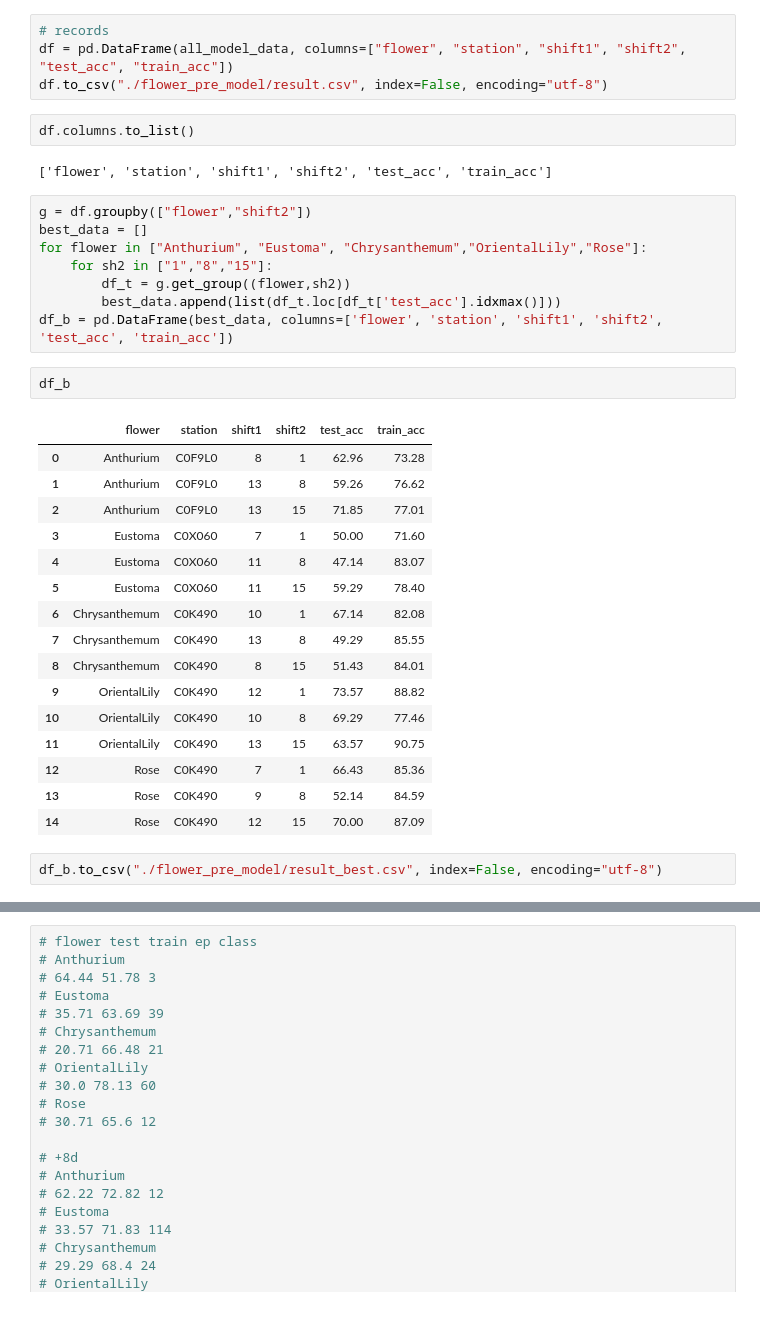
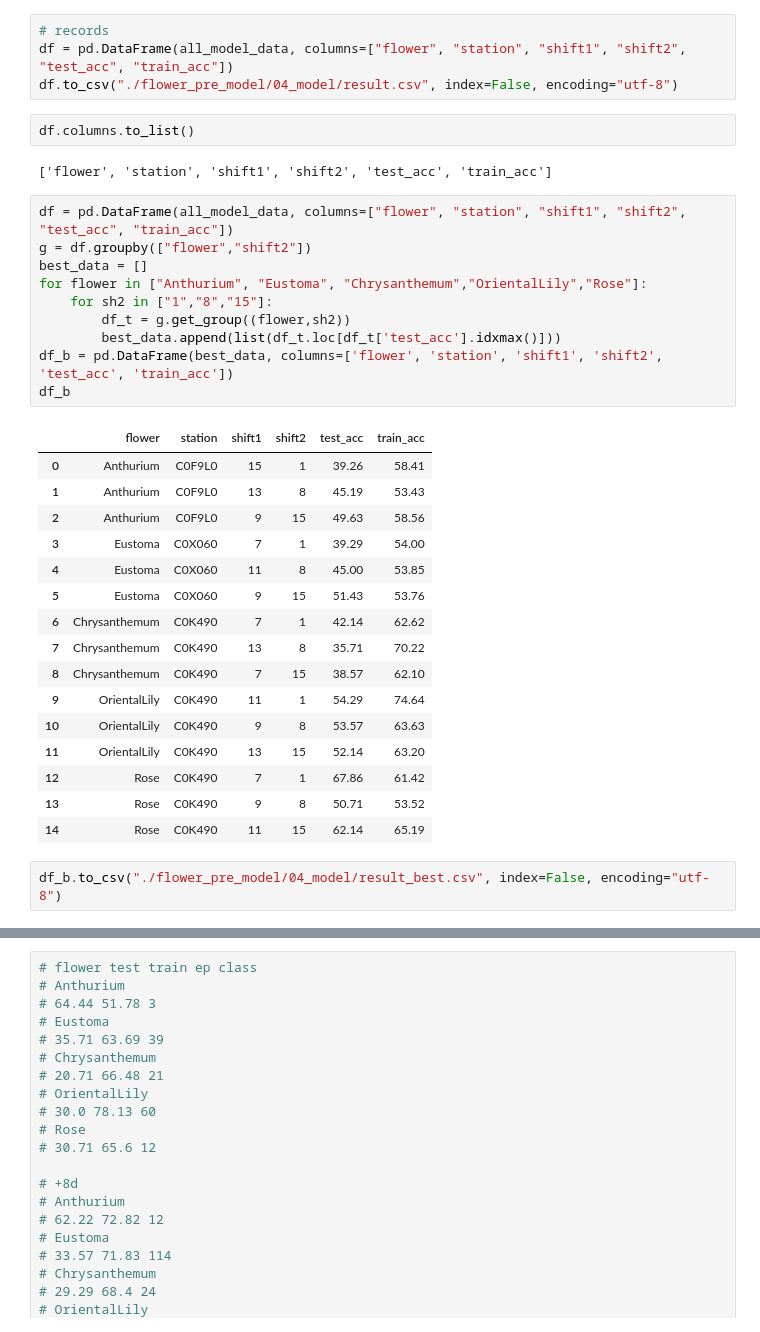
Before and after one commit to dogppatrick/python, a Jupyter notebook: cb105g4/stats_weather_price/001_class_price_pre.ipynb, the cells around one changed output, grey strips where cells are left out. Cells and saved outputs as stored; diff of their text form.

```diff
--- a/cb105g4/stats_weather_price/001_class_price_pre.ipynb
+++ b/cb105g4/stats_weather_price/001_class_price_pre.ipynb
@@ -404,38 +389,38 @@ pd.DataFrame(all_model_data, columns=["flower", "station", "shift1", "shift2", "
 # %%
 # records
 df = pd.DataFrame(all_model_data, columns=["flower", "station", "shift1", "shift2", "test_acc", "train_acc"])
-df.to_csv("./flower_pre_model/result.csv", index=False, encoding="utf-8")
+df.to_csv("./flower_pre_model/04_model/result.csv", index=False, encoding="utf-8")
 # %%
 df.columns.to_list()
 # %% [output]
 ['flower', 'station', 'shift1', 'shift2', 'test_acc', 'train_acc']
 # %%
+df = pd.DataFrame(all_model_data, columns=["flower", "station", "shift1", "shift2", "test_acc", "train_acc"])
 g = df.groupby(["flower","shift2"])
 best_data = []
 for flower in ["Anthurium", "Eustoma", "Chrysanthemum","OrientalLily","Rose"]:
     for sh2 in ["1","8","15"]:
         df_t = g.get_group((flower,sh2))
         best_data.append(list(df_t.loc[df_t['test_acc'].idxmax()]))
 df_b = pd.DataFrame(best_data, columns=['flower', 'station', 'shift1', 'shift2', 'test_acc', 'train_acc'])
+df_b
+# %% [output]
+|  | flower | station | shift1 | shift2 | test_acc | train_acc |
+| 0 | Anthurium | C0F9L0 | 15 | 1 | 39.26 | 58.41 |
+| 1 | Anthurium | C0F9L0 | 13 | 8 | 45.19 | 53.43 |
+| 2 | Anthurium | C0F9L0 | 9 | 15 | 49.63 | 58.56 |
+| 3 | Eustoma | C0X060 | 7 | 1 | 39.29 | 54.00 |
+| 4 | Eustoma | C0X060 | 11 | 8 | 45.00 | 53.85 |
+| 5 | Eustoma | C0X060 | 9 | 15 | 51.43 | 53.76 |
+| 6 | Chrysanthemum | C0K490 | 7 | 1 | 42.14 | 62.62 |
+| 7 | Chrysanthemum | C0K490 | 13 | 8 | 35.71 | 70.22 |
+| 8 | Chrysanthemum | C0K490 | 7 | 15 | 38.57 | 62.10 |
+| 9 | OrientalLily | C0K490 | 11 | 1 | 54.29 | 74.64 |
+| 10 | OrientalLily | C0K490 | 9 | 8 | 53.57 | 63.63 |
+| 11 | OrientalLily | C0K490 | 13 | 15 | 52.14 | 63.20 |
+| 12 | Rose | C0K490 | 7 | 1 | 67.86 | 61.42 |
+| 13 | Rose | C0K490 | 9 | 8 | 50.71 | 53.52 |
+| 14 | Rose | C0K490 | 11 | 15 | 62.14 | 65.19 |
-# %%
-df_b
-# %% [output]
-|  | flower | station | shift1 | shift2 | test_acc | train_acc |
-| 0 | Anthurium | C0F9L0 | 8 | 1 | 62.96 | 73.28 |
-| 1 | Anthurium | C0F9L0 | 13 | 8 | 59.26 | 76.62 |
-| 2 | Anthurium | C0F9L0 | 13 | 15 | 71.85 | 77.01 |
-| 3 | Eustoma | C0X060 | 7 | 1 | 50.00 | 71.60 |
-| 4 | Eustoma | C0X060 | 11 | 8 | 47.14 | 83.07 |
-| 5 | Eustoma | C0X060 | 11 | 15 | 59.29 | 78.40 |
-| 6 | Chrysanthemum | C0K490 | 10 | 1 | 67.14 | 82.08 |
-| 7 | Chrysanthemum | C0K490 | 13 | 8 | 49.29 | 85.55 |
-| 8 | Chrysanthemum | C0K490 | 8 | 15 | 51.43 | 84.01 |
-| 9 | OrientalLily | C0K490 | 12 | 1 | 73.57 | 88.82 |
-| 10 | OrientalLily | C0K490 | 10 | 8 | 69.29 | 77.46 |
-| 11 | OrientalLily | C0K490 | 13 | 15 | 63.57 | 90.75 |
-| 12 | Rose | C0K490 | 7 | 1 | 66.43 | 85.36 |
-| 13 | Rose | C0K490 | 9 | 8 | 52.14 | 84.59 |
-| 14 | Rose | C0K490 | 12 | 15 | 70.00 | 87.09 |
 # %%
-df_b.to_csv("./flower_pre_model/result_best.csv", index=False, encoding="utf-8")
+df_b.to_csv("./flower_pre_model/04_model/result_best.csv", index=False, encoding="utf-8")
 # %%
```
Also changed, not shown: parts of 8 cells of this notebook, 3 other files.
